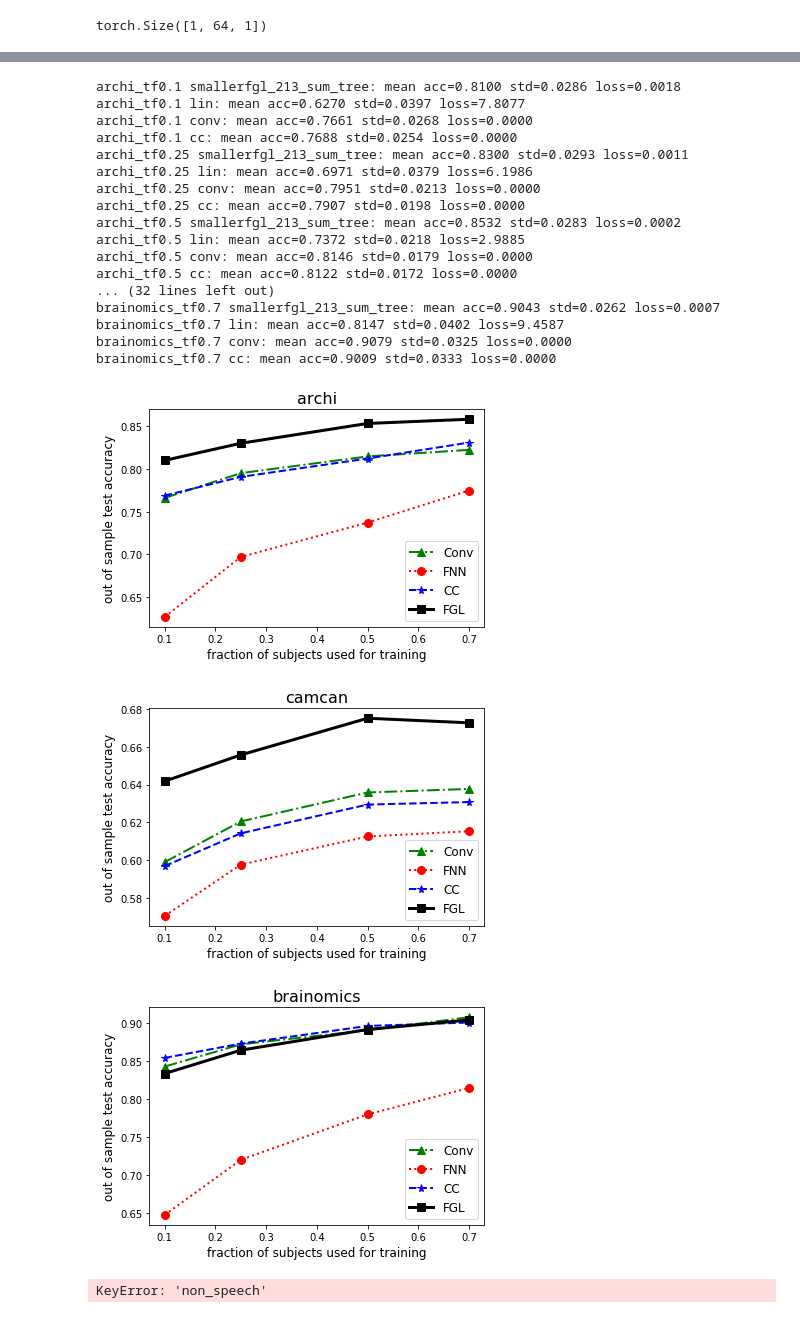
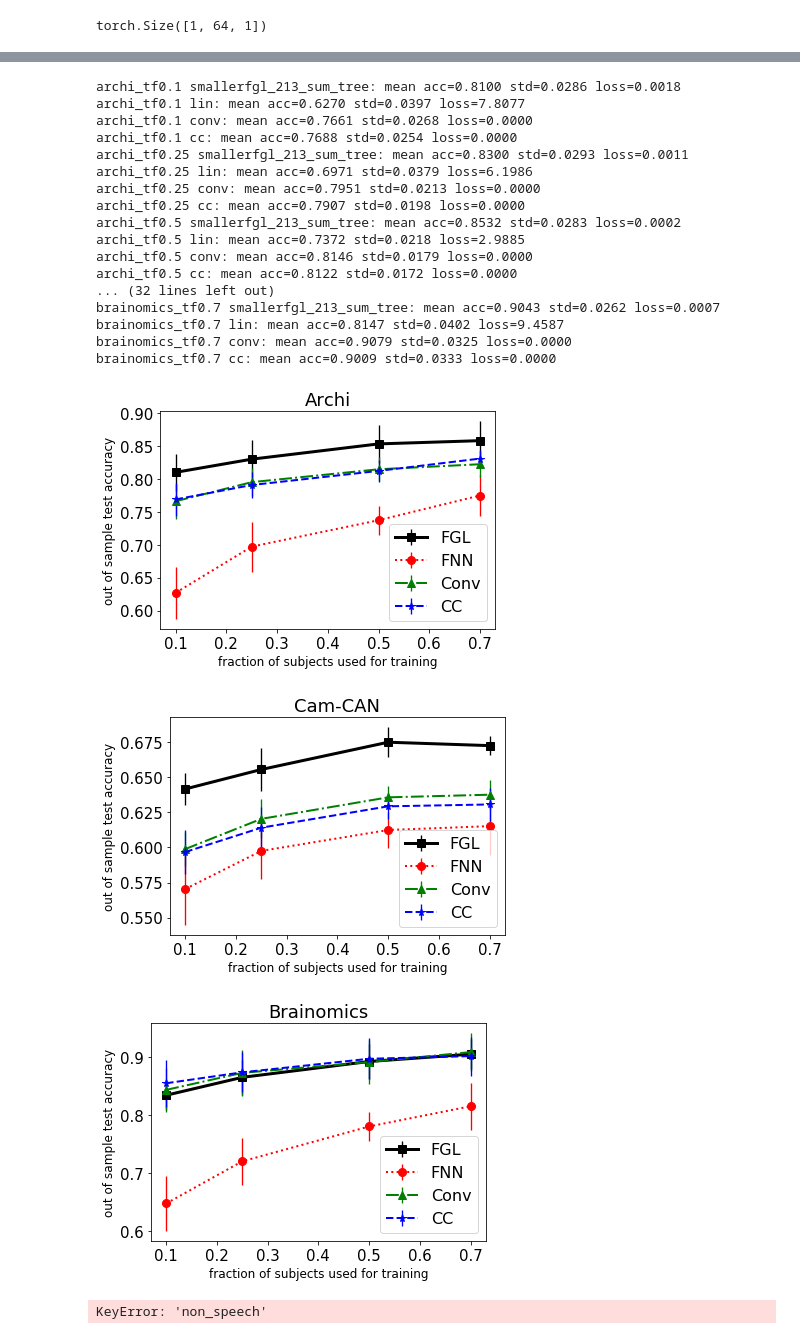
Before and after one commit to HarounH/brain_, a Jupyter notebook: new-fgl-debugging.ipynb, the cells around one changed output, grey strips where cells are left out. Saved outputs shown, nothing was run; the diff lists cells and outputs as text; code cells hidden in the pictures.

```diff
--- a/new-fgl-debugging.ipynb
+++ b/new-fgl-debugging.ipynb
@@ -124,8 +206,16 @@ torch.Size([1, 64, 1])
 # %%
+import numpy as np
+import itertools
+from collections import defaultdict
+
 outputs_dir = ["/data/brain_/gcn/outputs/multi_run"]
-models = ["fc", "lin", "conv", "cc", "smallerfgl_213_sum_tree"] #, "fgl_132_sum_tree" , "fgl_213_sum_tree", "smallfgl_213_sum_tree", "smaller2fgl_213_sum_tree"] # , "randomfgl_213_sum_packed1.0"] # , "rfgl"]
+models = ["fc", "lin", "redfc", "conv", "cc", "smallerfgl_213_sum_tree", "1smallerfgl_213_sum_tree", "2smallerfgl_213_sum_tree"] #, "fgl_132_sum_tree" , "fgl_213_sum_tree", "smallfgl_213_sum_tree", "smaller2fgl_213_sum_tree"] # , "randomfgl_213_sum_packed1.0"] # , "rfgl"]
 datasets = ["archi0", "la5c0", "hcp0", "camcan0", "brainomics0"]
+from collections import defaultdict
+stat_test_dict = defaultdict(lambda: {})
 for ds, od, mt  in itertools.product(datasets, outputs_dir, models):
+    if mt in ["1smallerfgl_213_sum_tree", "2smallerfgl_213_sum_tree"]:
+        ds = ds[:-1] + "1"
     chk = torch.load(os.path.join(od, mt, ds, "last_metrics.checkpoint"))
     accs = []
     loss = []
@@ -135,7 +225,8 @@ for ds, od, mt  in itertools.product(datasets, outputs_dir, models):
         accs.append(ochk[-1]["accuracy"])
         loss.append(tochk[-1]["loss"])
     print("{} {}: mean acc={:.4f} std={:.4f} loss={:.4f}".format(ds[:-1], mt, chk['accuracy'], np.std(accs), np.mean(loss)))
-#     print("{} {}: mean acc={:.4f} std={:.4f}".format(ds[:-1], mt, chk['accuracy'], np.std(accs)))
+    stat_test_dict[ds][mt] = accs
+    #     print("{} {}: mean acc={:.4f} std={:.4f}".format(ds[:-1], mt, chk['accuracy'], np.std(accs)))
 # %% [output]
 archi fc: mean acc=0.8100 std=0.0255 loss=0.3694
 archi lin: mean acc=0.8272 std=0.0133 loss=1.4115
@@ -156,0 +366,5 @@ brainomics smallerfgl_213_sum_tree: mean acc=0.9038 std=0.0244 loss=0.0006
+# %%
+chk = torch.load(os.path.join("/data/brain_/gcn/outputs/multi_run", "smallerfgl_213_sum_tree", "camcan0", "last_metrics.checkpoint"))
+i = 0
+tochk = torch.load(os.path.join("/data/brain_/gcn/outputs/multi_run", "smallerfgl_213_sum_tree", "camcan0", "outer_split{}".format(i), "test_metrics_per_epoch.checkpoint"))
+max([x['accuracy'] for x in tochk])
@@ -157,17 +373,24 @@ brainomics smallerfgl_213_sum_tree: mean acc=0.9038 std=0.0244 loss=0.0006
 # %%
-for metric in ['f1', 'precision', 'recall']:
+for metric in ['accuracy']:#, 'f1', 'precision', 'recall']:
     print(metric, end='\n\n\n')
     outputs_dir = ["/data/brain_/gcn/outputs/multi_run"]
-    models = ["fc", "lin", "conv", "cc", "smallerfgl_213_sum_tree"] #, "fgl_132_sum_tree" , "fgl_213_sum_tree", "smallfgl_213_sum_tree", "smaller2fgl_213_sum_tree"] # , "randomfgl_213_sum_packed1.0"] # , "rfgl"]
-    datasets = ["archi0", "la5c0", "hcp0", "camcan0", "brainomics0"]
+    models = ["smallerfgl_213_sum_tree", "eqsmallerfgl_213_sum_tree", "1smallerfgl_213_sum_tree", "2smallerfgl_213_sum_tree"]  # , "residualsmallerfgl_213_sum_tree"]
+    max_runs = {"1smallerfgl_213_sum_tree": 4, "smallerfgl_213_sum_tree": 10, "eqsmallerfgl_213_sum_tree": 10, "2smallerfgl_213_sum_tree": 4, "residualsmallerfgl_213_sum_tree": 4}
+    #     models = ["fc", "lin", "conv", "cc", "smallerfgl_213_sum_tree", "eqsmallerfgl_213_sum_tree"] #, "fgl_132_sum_tree" , "fgl_213_sum_tree", "smallfgl_213_sum_tree", "smaller2fgl_213_sum_tree"] # , "randomfgl_213_sum_packed1.0"] # , "rfgl"]
+    datasets = ["camcan0", "archi0", "la5c0", "brainomics0", "hcp0"]
     for ds, od, mt  in itertools.product(datasets, outputs_dir, models):
+        if mt in ["1smallerfgl_213_sum_tree", "2smallerfgl_213_sum_tree", "residualsmallerfgl_213_sum_tree"]:
+            ds = ds[:-1] + "1"
         chk = torch.load(os.path.join(od, mt, ds, "last_metrics.checkpoint"))
         accs = []
         loss = []
         for i in range(10):
-            tochk = torch.load(os.path.join(od, mt, ds, "outer_split{}".format(i), "train_metrics_per_epoch.checkpoint"))
+            try:
+                tochk = torch.load(os.path.join(od, mt, ds, "outer_split{}".format(i), "train_metrics_per_epoch.checkpoint"))
+            except:
+                break
             ochk = torch.load(os.path.join(od, mt, ds, "outer_split{}".format(i), "test_metrics_per_epoch.checkpoint"))
             accs.append(np.mean(ochk[-1][metric]))
             loss.append(tochk[-1]["loss"])
-        print("{} {}: mean {}={:.4f} std={:.4f} loss={:.4f}".format(ds[:-1], mt, metric, np.mean(chk[metric]), np.std(accs), np.mean(loss)))
+        print("{} {}: mean {}={:.4f} std={:.4f} loss={:.4f}".format(ds, mt, metric, np.mean(chk[metric]), np.std(accs), np.mean(loss)))
 # %% [output]
@@ -215,39 +438,43 @@ for dataset in ["archi", "camcan", "brainomics"]:
             tochk = torch.load(os.path.join(od, mt, runcode, "outer_split{}".format(i), "train_metrics_per_epoch.checkpoint"))
             ochk = torch.load(os.path.join(od, mt, runcode, "outer_split{}".format(i), "test_metrics_per_epoch.checkpoint"))
             frac_accs.append(ochk[-1]["accuracy"])
             frac_loss.append(tochk[-1]["loss"])
         accs[mt].append(np.mean(frac_accs))
         stds[mt].append(np.std(frac_accs))
         print("{} {}: mean acc={:.4f} std={:.4f} loss={:.4f}".format(runcode, mt, chk['accuracy'], np.std(frac_accs), np.mean(frac_loss)))
 
+    dataset_hack = {'archi':'Archi', 'camcan': 'Cam-CAN', 'brainomics':'Brainomics'}
     plt.figure()
-    plt.title('{}'.format(dataset), fontsize=16)
+    plt.title(dataset_hack['{}'.format(dataset)], fontsize=18)
     for mt, mt_accs in accs.items():
-        plt.errorbar(training_fracs, mt_accs, **plotting_params[mt])
-    plt.legend(loc='lower right', fontsize=12)
+        plt.errorbar(training_fracs, mt_accs, yerr=stds[mt], elinewidth=baselw*2.0/3, **plotting_params[mt])
+    plt.legend(loc='lower right', fontsize=16)
     plt.xlabel('fraction of subjects used for training', fontsize=12)
     plt.ylabel('out of sample test accuracy', fontsize=12)
+    ax = plt.gca()
+    ax.tick_params(axis = 'both', which = 'major', labelsize = 15)
+    ax.tick_params(axis = 'both', which = 'minor', labelsize = 11)
 # %% [output]
 archi_tf0.1 smallerfgl_213_sum_tree: mean acc=0.8100 std=0.0286 loss=0.0018
 archi_tf0.1 lin: mean acc=0.6270 std=0.0397 loss=7.8077
 archi_tf0.1 conv: mean acc=0.7661 std=0.0268 loss=0.0000
 archi_tf0.1 cc: mean acc=0.7688 std=0.0254 loss=0.0000
 archi_tf0.25 smallerfgl_213_sum_tree: mean acc=0.8300 std=0.0293 loss=0.0011
 archi_tf0.25 lin: mean acc=0.6971 std=0.0379 loss=6.1986
 archi_tf0.25 conv: mean acc=0.7951 std=0.0213 loss=0.0000
 archi_tf0.25 cc: mean acc=0.7907 std=0.0198 loss=0.0000
 archi_tf0.5 smallerfgl_213_sum_tree: mean acc=0.8532 std=0.0283 loss=0.0002
 archi_tf0.5 lin: mean acc=0.7372 std=0.0218 loss=2.9885
 archi_tf0.5 conv: mean acc=0.8146 std=0.0179 loss=0.0000
 archi_tf0.5 cc: mean acc=0.8122 std=0.0172 loss=0.0000
 ... (32 lines left out)
 brainomics_tf0.7 smallerfgl_213_sum_tree: mean acc=0.9043 std=0.0262 loss=0.0007
 brainomics_tf0.7 lin: mean acc=0.8147 std=0.0402 loss=9.4587
 brainomics_tf0.7 conv: mean acc=0.9079 std=0.0325 loss=0.0000
 brainomics_tf0.7 cc: mean acc=0.9009 std=0.0333 loss=0.0000
-[figure, old version]
+[figure, new version]
-[figure, old version]
+[figure, new version]
-[figure, old version]
+[figure, new version]
 # %%
 reduction = np.mean
 for metric in ['f1', 'precision', 'recall']:
```
Also changed, not shown: parts of 9 cells of this notebook, 8 other files.
